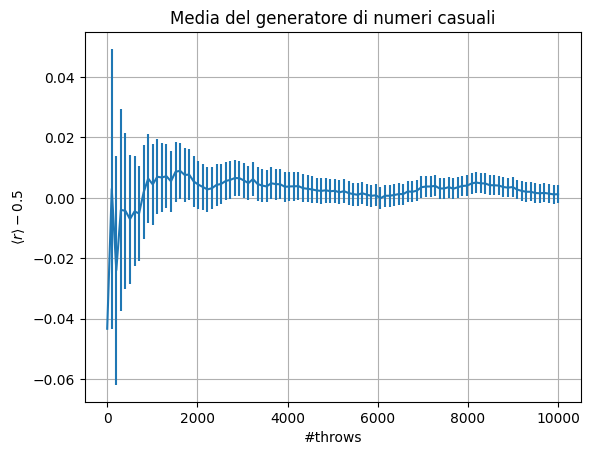
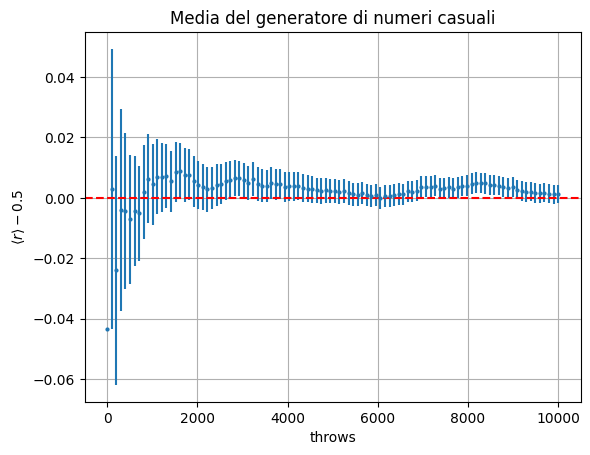
Unified diff of the notebook cell whose output changed from the first chart to the second:
--- before
+++ after
@@ -4,7 +4,8 @@
 x= np.linspace(1, 10000, 100)
 plt.errorbar(x, average, errors)
-plt.xlabel('#throws')
+plt.xlabel('throws')
 plt.ylabel("$\\langle r \\rangle -0.5$")
 plt.grid(True)
 plt.title("Media del generatore di numeri casuali")
+plt.axhline(y= 0., linestyle= '--',color= 'red', label = "Expected value")
 plt.show()

Commit: Ho sistemato un po' alcuni file